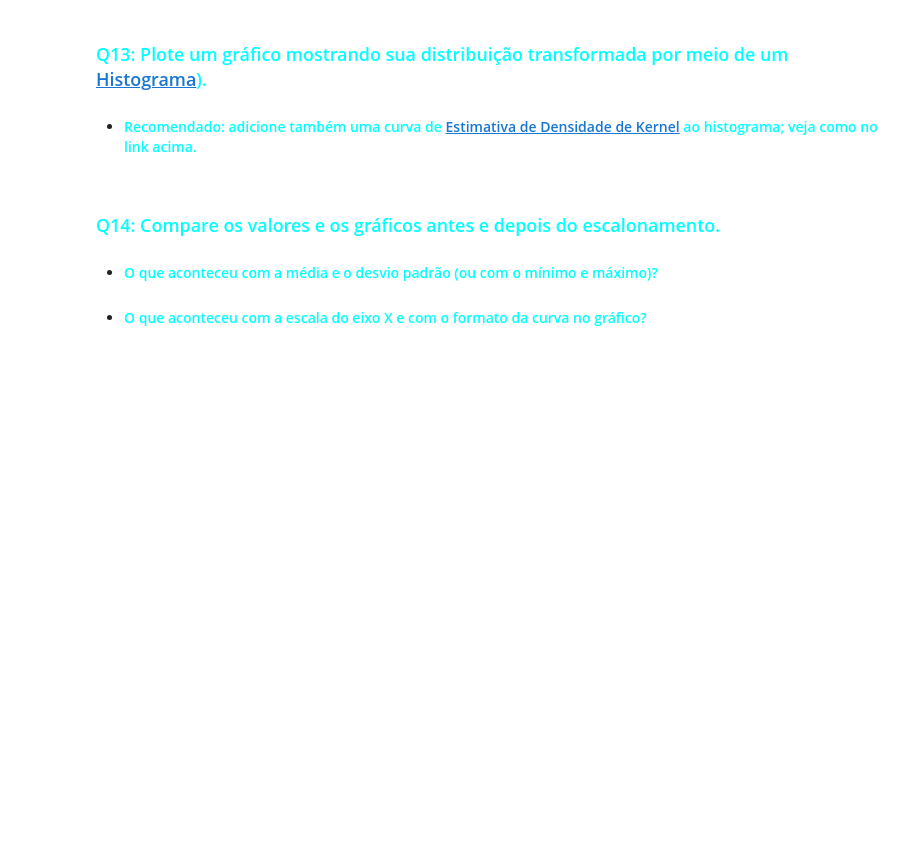
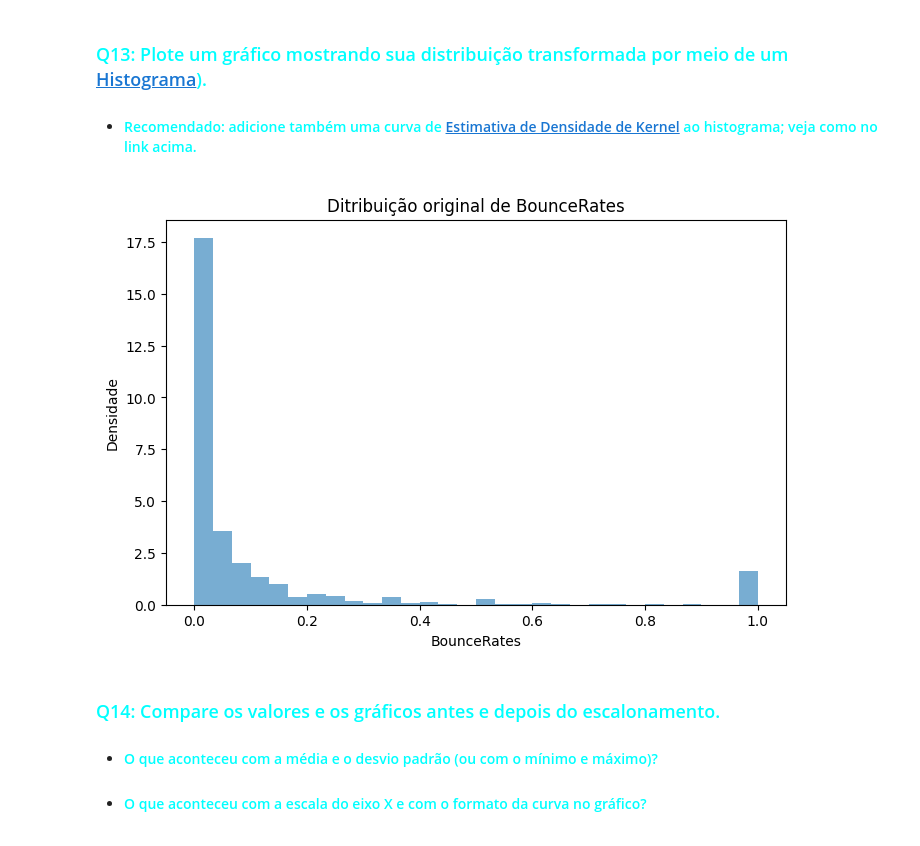
Before and after one commit to armengol2/Analise-de-dados, a Jupyter notebook: lab/C24_2026_1_L1_Atividade_04_294.ipynb, the cells around one changed output. Saved outputs shown, nothing was run; the diff lists cells and outputs as text; code cells hidden in the pictures; blank space fills up the shorter version.

```diff
--- a/lab/C24_2026_1_L1_Atividade_04_294.ipynb
+++ b/lab/C24_2026_1_L1_Atividade_04_294.ipynb
@@ -273,6 +273,18 @@ respectivamente
 # %% [markdown]
 ### <font color='cyan'>Q13: Plote um gráfico mostrando sua distribuição transformada por meio de um [Histograma](https://seaborn.pydata.org/generated/seaborn.histplot.html)).</font>
 - #### <font color='cyan'>Recomendado: adicione também uma curva de [Estimativa de Densidade de Kernel](https://pt.wikipedia.org/wiki/Estimativa_de_densidade_kernel) ao histograma; veja como no link acima.</font>
+# %%
+coluna = xtrain['BounceRates']
+
+plt.figure(figsize=(8, 5))
+coluna.plot(kind='hist', bins=30, density=True, alpha=0.6)
+
+plt.title('Ditribuição original de BounceRates')
+plt.xlabel('BounceRates')
+plt.ylabel('Densidade')
+plt.show()
+# %% [output]
+[figure, added]
 # %% [markdown]
 ### <font color='cyan'>Q14: Compare os valores e os gráficos antes e depois do escalonamento.</font>
 - #### <font color='cyan'>O que aconteceu com a média e o desvio padrão (ou com o mínimo e máximo)?</font>
```
Also changed, not shown: parts of 1 cell of this notebook.
